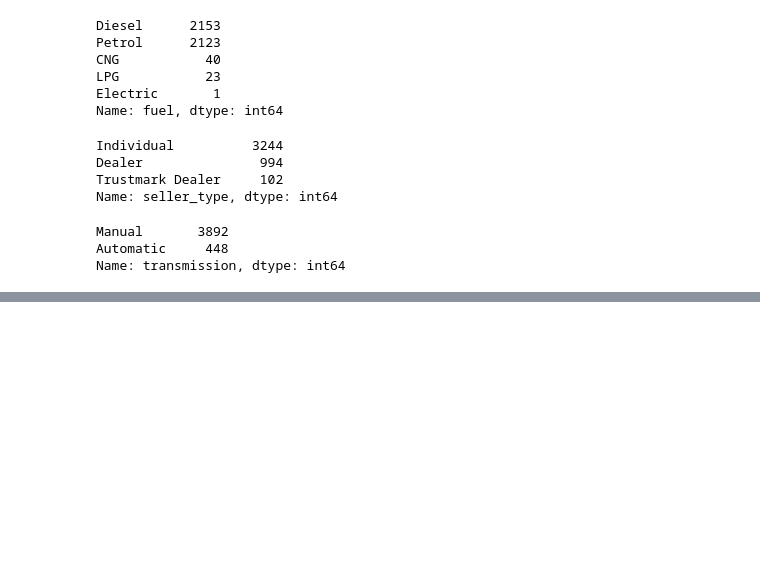
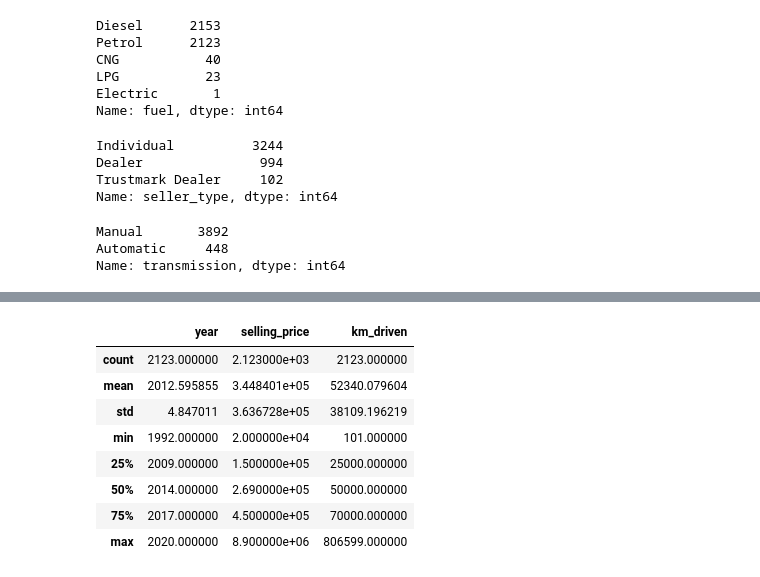
Before and after one commit to cwg7/car-price-predictions, a Jupyter notebook: car_price_predictions.ipynb, the cells around one changed output, grey strips where cells are left out. Drawn from its saved outputs; the diff is of its cells as text; code cells hidden in the pictures; blank space fills up the shorter version.

```diff
--- a/car_price_predictions.ipynb
+++ b/car_price_predictions.ipynb
@@ -93,0 +128,13 @@ Name: transmission, dtype: int64
+# %%
+petrol_data = df.groupby('fuel').get_group('Petrol')
+petrol_data.describe()
+# %% [output]
+|  | year | selling_price | km_driven |
+| count | 2123.000000 | 2.123000e+03 | 2123.000000 |
+| mean | 2012.595855 | 3.448401e+05 | 52340.079604 |
+| std | 4.847011 | 3.636728e+05 | 38109.196219 |
+| min | 1992.000000 | 2.000000e+04 | 101.000000 |
+| 25% | 2009.000000 | 1.500000e+05 | 25000.000000 |
+| 50% | 2014.000000 | 2.690000e+05 | 50000.000000 |
+| 75% | 2017.000000 | 4.500000e+05 | 70000.000000 |
+| max | 2020.000000 | 8.900000e+06 | 806599.000000 |
```
Also changed, not shown: parts of 4 cells of this notebook.
